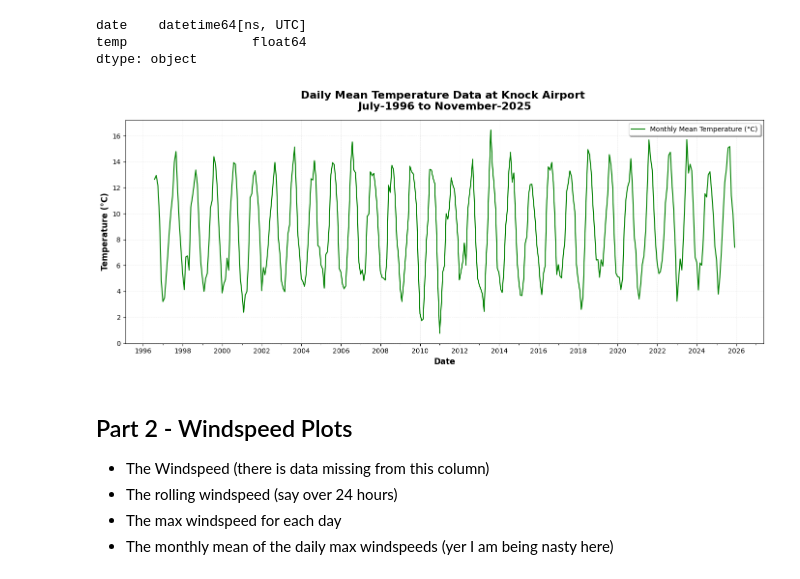
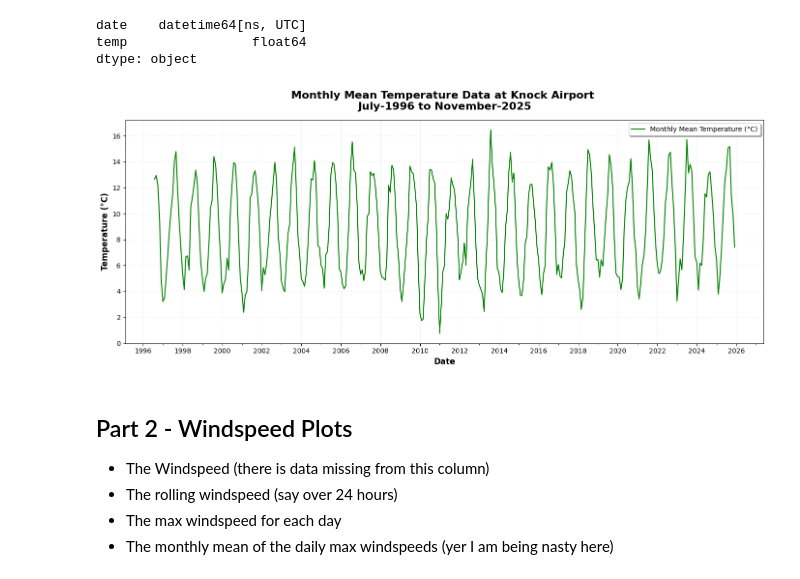
Before and after one commit to skerr17/programming-for-data-analytics, a Jupyter notebook: assignments/assignment06-weather.ipynb, the cells around one changed output. Cells and saved outputs as stored; diff of their text form; code cells hidden in the pictures.

Commit message:
fixed typo in monhly mean plot title

```diff
--- a/assignments/assignment06-weather.ipynb
+++ b/assignments/assignment06-weather.ipynb
@@ -381,29 +381,29 @@ monthly_mean_temp.to_csv(output_data_dir+"monthly-mean-temperature-weather-data.
 # %%
 # Ploting the monthly mean temperature data
 plt.figure(figsize=(14,6))
 plt.plot(monthly_mean_temp['date'], monthly_mean_temp['temp'],
          color='green', label='Monthly Mean Temperature (°C)', linewidth=1.5)
-plt.title(f'Daily Mean Temperature Data at Knock Airport \n'
+plt.title(f'Monthly Mean Temperature Data at Knock Airport \n'
           f'{monthly_mean_temp['date'].min().strftime('%B-%Y')} to '
           f'{monthly_mean_temp['date'].max().strftime('%B-%Y')}',
           fontsize=16, fontweight='bold', pad=15)
 plt.xlabel('Date', fontsize=12, fontweight='bold')
 plt.ylabel('Temperature (°C)', fontsize=12, fontweight='bold')
 
 # formating x-axis for better readability
 ax = plt.gca() # get current axis
 ax.xaxis.set_major_locator(mdates.YearLocator(2))  # Show every 2 years
 ax.xaxis.set_major_formatter(mdates.DateFormatter('%Y'))  # Just year
 ax.xaxis.set_minor_locator(mdates.YearLocator(1))  # Minor ticks every year
 
 
 plt.legend(loc='best', frameon=True, shadow=True, fontsize=10)
 plt.grid(True, alpha=0.3, linestyle='--', linewidth=0.5)
 plt.tight_layout()
 plt.savefig(output_data_dir+'monthly-mean-temperature-plot.png', dpi=300, bbox_inches='tight')
 plt.show()
 # %% [output]
-[figure, old version]
+[figure, new version]
 # %% [markdown]
 ## Part 2 - Windspeed Plots
 
```
Also changed, not shown: 1 other file.
